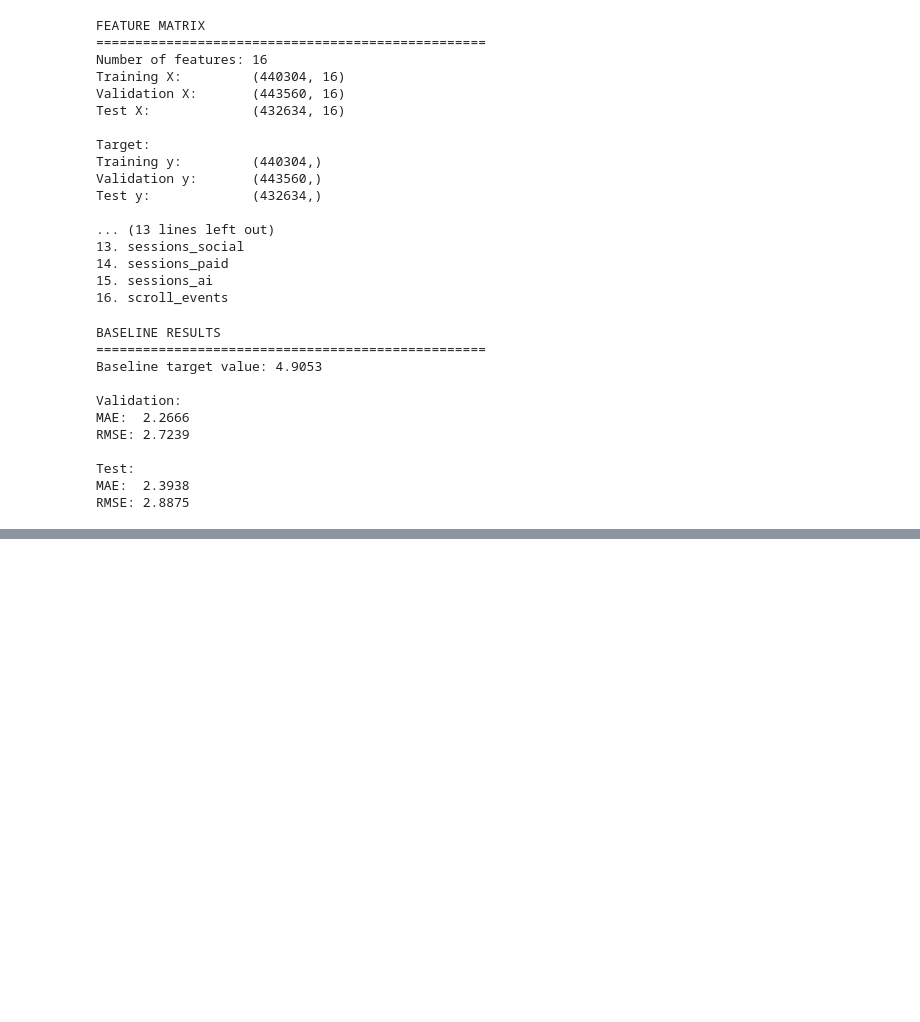
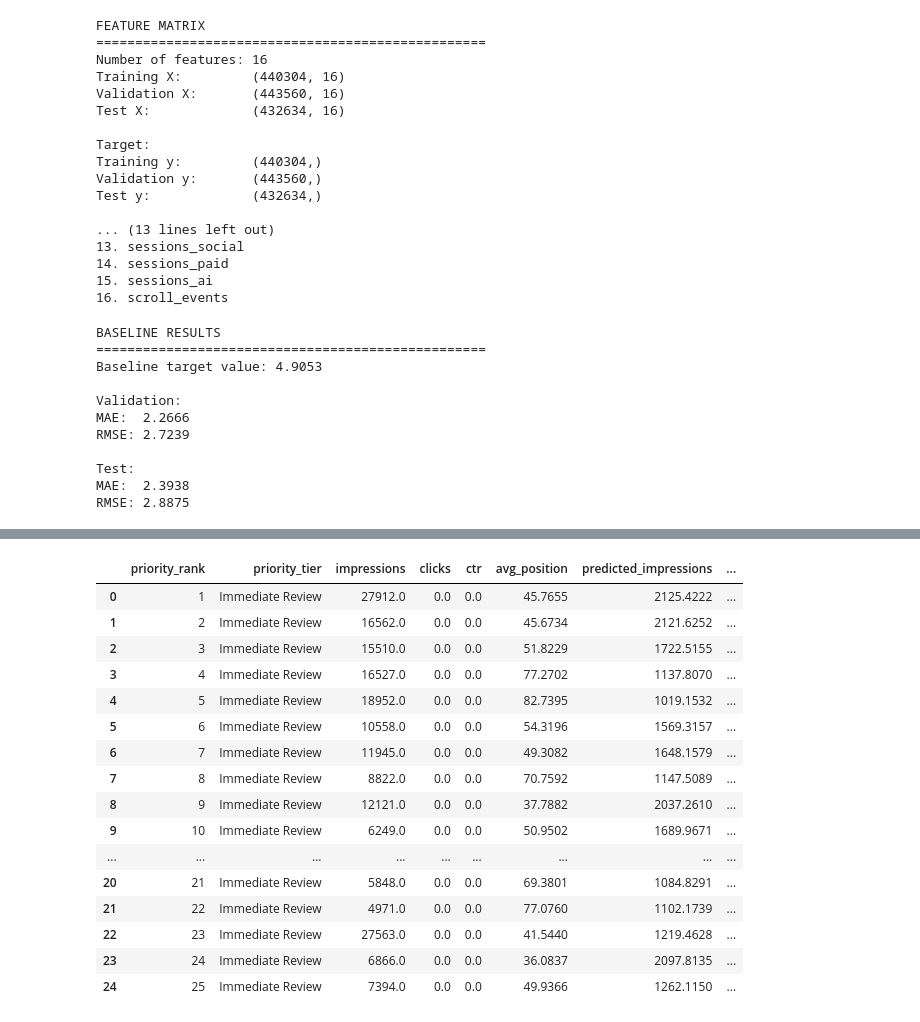
Before and after one commit to ReposofPriyanka/flyrank-ai-internship-ml-track, a Jupyter notebook: work/notebooks/capstone.ipynb, the cells around one changed output, grey strips where cells are left out. Drawn from its saved outputs; the diff is of its cells as text; code cells hidden in the pictures; blank space fills up the shorter version.

```diff
--- a/work/notebooks/capstone.ipynb
+++ b/work/notebooks/capstone.ipynb
@@ -1167,0 +1582,74 @@ RMSE improvement: 52.06%
+# %%
+# ML Capstone — Section 6: Ranked Recommendations
+# Fast vectorized version
+
+# ---------------------------------------
+# 1. Create priority tiers
+# ---------------------------------------
+
+opportunity_df["priority_tier"] = pd.qcut(
+    opportunity_df["opportunity_score"],
+    q=4,
+    labels=[
+        "Monitor",
+        "Review",
+        "High Priority",
+        "Immediate Review"
+    ]
+)
+
+# ---------------------------------------
+# 2. Calculate medians once
+# ---------------------------------------
+
+median_ctr = opportunity_df["ctr"].median()
+median_position = opportunity_df["avg_position"].median()
+median_predicted = opportunity_df["predicted_impressions"].median()
+
+# ---------------------------------------
+# 3. Assign actions without row-by-row apply
+# ---------------------------------------
+
+opportunity_df["recommended_action"] = np.select(
+    [
+        opportunity_df["ctr"] < median_ctr,
+        opportunity_df["avg_position"] > median_position,
+        opportunity_df["predicted_impressions"] > median_predicted
+    ],
+    [
+        "Review search-result engagement",
+        "Review ranking/visibility opportunity",
+        "Review growth potential"
+    ],
+    default="Monitor performance"
+)
+
+# ---------------------------------------
+# 4. Create final ranked queue
+# ---------------------------------------
+
+ranked_recommendations = opportunity_df[
+    [
+        "priority_rank",
+        "priority_tier",
+        "impressions",
+        "clicks",
+        "ctr",
+        "avg_position",
+        "predicted_impressions",
+        "opportunity_score",
+        "recommended_action"
+    ]
+].copy()
+
+ranked_recommendations = ranked_recommendations.sort_values(
+    "priority_rank"
+)
+
+print("RANKED CONTENT OPPORTUNITY QUEUE")
+print("=" * 80)
+
+display(
+    ranked_recommendations.head(25).round(4)
+)
+# %% [output]
@@ -1167,0 +1658,17 @@ RMSE improvement: 52.06%
+|  | priority_rank | priority_tier | impressions | clicks | ctr | avg_position | predicted_impressions | ... |
+| 0 | 1 | Immediate Review | 27912.0 | 0.0 | 0.0 | 45.7655 | 2125.4222 | ... |
+| 1 | 2 | Immediate Review | 16562.0 | 0.0 | 0.0 | 45.6734 | 2121.6252 | ... |
+| 2 | 3 | Immediate Review | 15510.0 | 0.0 | 0.0 | 51.8229 | 1722.5155 | ... |
+| 3 | 4 | Immediate Review | 16527.0 | 0.0 | 0.0 | 77.2702 | 1137.8070 | ... |
+| 4 | 5 | Immediate Review | 18952.0 | 0.0 | 0.0 | 82.7395 | 1019.1532 | ... |
+| 5 | 6 | Immediate Review | 10558.0 | 0.0 | 0.0 | 54.3196 | 1569.3157 | ... |
+| 6 | 7 | Immediate Review | 11945.0 | 0.0 | 0.0 | 49.3082 | 1648.1579 | ... |
+| 7 | 8 | Immediate Review | 8822.0 | 0.0 | 0.0 | 70.7592 | 1147.5089 | ... |
+| 8 | 9 | Immediate Review | 12121.0 | 0.0 | 0.0 | 37.7882 | 2037.2610 | ... |
+| 9 | 10 | Immediate Review | 6249.0 | 0.0 | 0.0 | 50.9502 | 1689.9671 | ... |
+| ... | ... | ... | ... | ... | ... | ... | ... | ... |
+| 20 | 21 | Immediate Review | 5848.0 | 0.0 | 0.0 | 69.3801 | 1084.8291 | ... |
+| 21 | 22 | Immediate Review | 4971.0 | 0.0 | 0.0 | 77.0760 | 1102.1739 | ... |
+| 22 | 23 | Immediate Review | 27563.0 | 0.0 | 0.0 | 41.5440 | 1219.4628 | ... |
+| 23 | 24 | Immediate Review | 6866.0 | 0.0 | 0.0 | 36.0837 | 2097.8135 | ... |
+| 24 | 25 | Immediate Review | 7394.0 | 0.0 | 0.0 | 49.9366 | 1262.1150 | ... |
```
Also changed, not shown: parts of 24 cells of this notebook.
